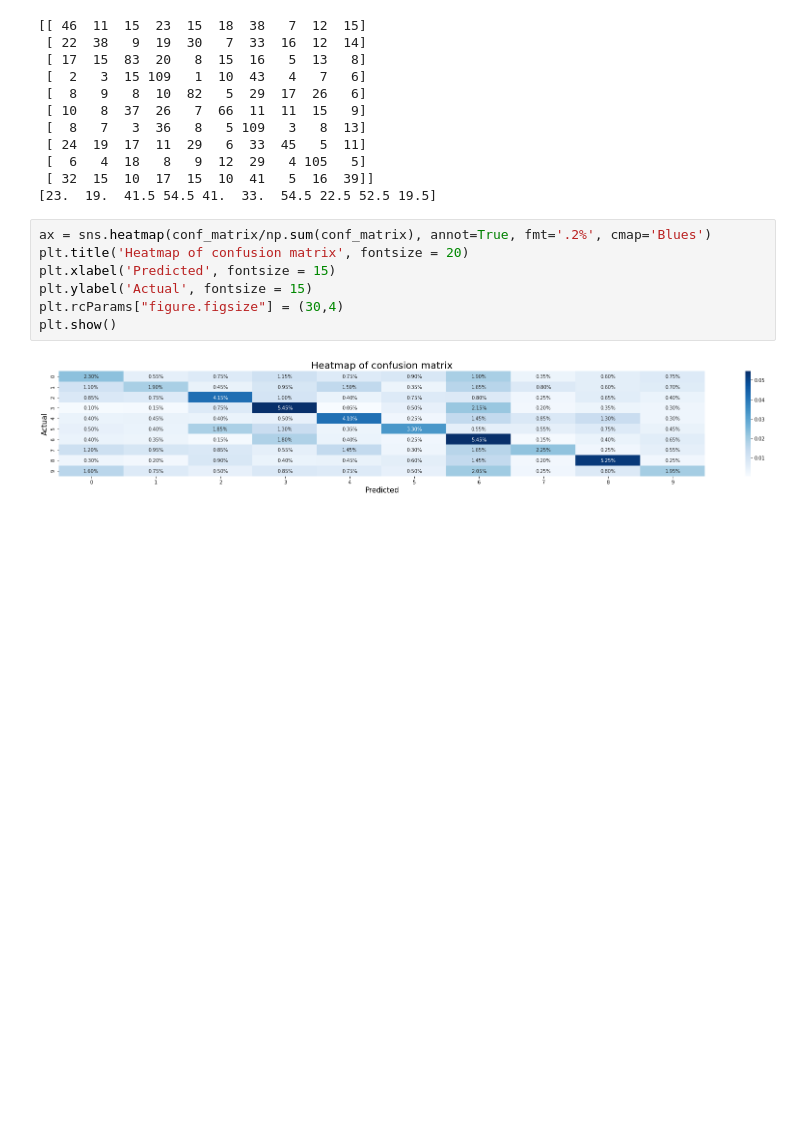
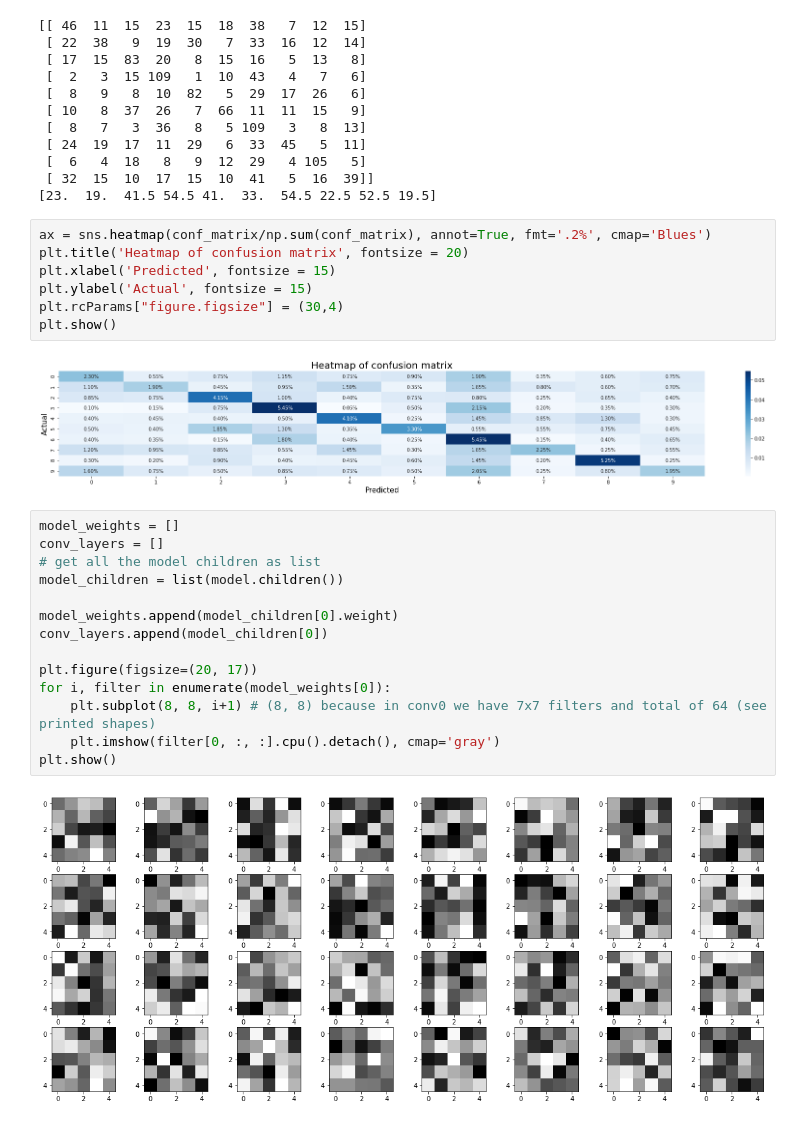
Before and after one commit to theindianwriter/CS6910-assignment_2, a Jupyter notebook: DL_assignment_2_Part_A.ipynb, the cells around one changed output. Saved outputs shown, nothing was run; the diff lists cells and outputs as text; blank space fills up the shorter version.

```diff
--- a/DL_assignment_2_Part_A.ipynb
+++ b/DL_assignment_2_Part_A.ipynb
@@ -588,3 +742,19 @@ plt.rcParams["figure.figsize"] = (30,4)
 plt.show()
 # %% [output]
 [figure]
+# %%
+model_weights = []
+conv_layers = []
+# get all the model children as list
+model_children = list(model.children())
+
+model_weights.append(model_children[0].weight)
+conv_layers.append(model_children[0])
+
+plt.figure(figsize=(20, 17))
+for i, filter in enumerate(model_weights[0]):
+    plt.subplot(8, 8, i+1) # (8, 8) because in conv0 we have 7x7 filters and total of 64 (see printed shapes)
+    plt.imshow(filter[0, :, :].cpu().detach(), cmap='gray')
+plt.show()
+# %% [output]
+[figure, added]
```
Also changed, not shown: parts of 9 cells of this notebook.
